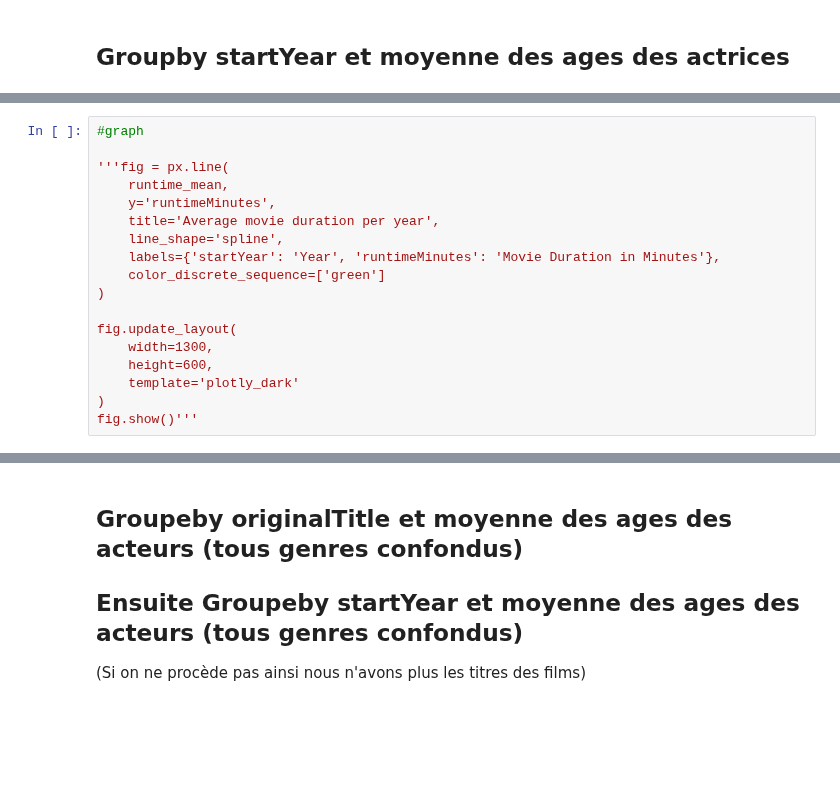
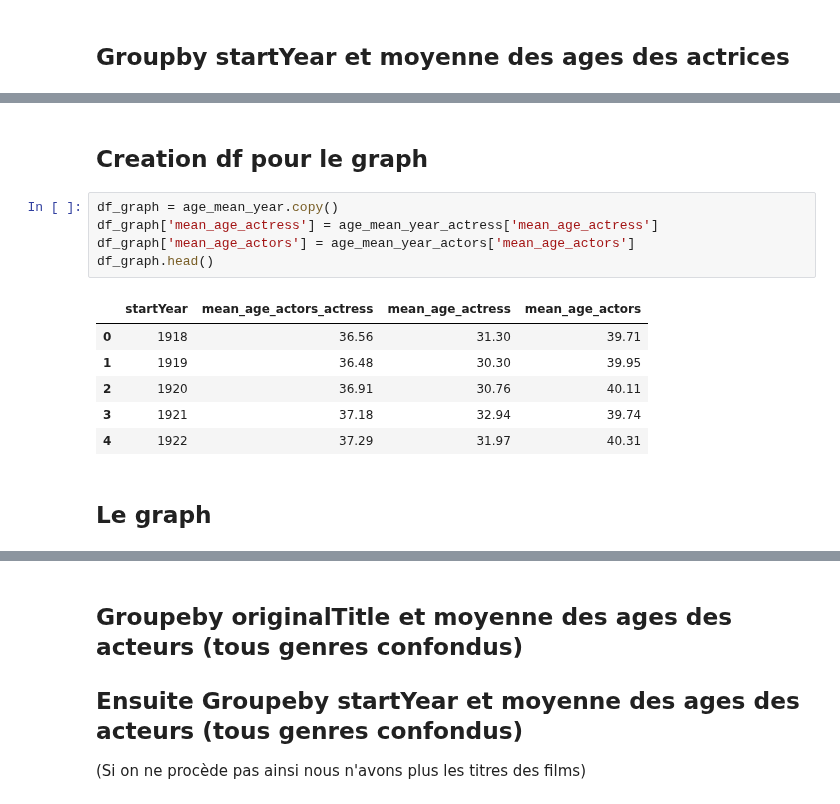
Before and after one commit to CathieLC/Wild_movie_project, a Jupyter notebook: Catherine/Catherine_mean_age_actors.ipynb, the cells around one changed output, grey strips where cells are left out. Cells and saved outputs as stored; diff of their text form; blank space fills up the shorter version.

```diff
--- a/Catherine/Catherine_mean_age_actors.ipynb
+++ b/Catherine/Catherine_mean_age_actors.ipynb
@@ -483,18 +479,16 @@ age_mean_actors.head()
-# %%
-#graph
-
-'''fig = px.line(
-    runtime_mean,
-    y='runtimeMinutes',
-    title='Average movie duration per year',
-    line_shape='spline',
-    labels={'startYear': 'Year', 'runtimeMinutes': 'Movie Duration in Minutes'},
-    color_discrete_sequence=['green']
-)
-
-fig.update_layout(
-    width=1300,
-    height=600,
-    template='plotly_dark'
-)
-fig.show()'''
+# %% [markdown]
+## Creation df pour le graph
+# %%
+df_graph = age_mean_year.copy()
+df_graph['mean_age_actress'] = age_mean_year_actress['mean_age_actress']
+df_graph['mean_age_actors'] = age_mean_year_actors['mean_age_actors']
+df_graph.head()
+# %% [output]
+|  | startYear | mean_age_actors_actress | mean_age_actress | mean_age_actors |
+| 0 | 1918 | 36.56 | 31.30 | 39.71 |
+| 1 | 1919 | 36.48 | 30.30 | 39.95 |
+| 2 | 1920 | 36.91 | 30.76 | 40.11 |
+| 3 | 1921 | 37.18 | 32.94 | 39.74 |
+| 4 | 1922 | 37.29 | 31.97 | 40.31 |
+# %% [markdown]
+## Le graph
```
Also changed, not shown: parts of 7 cells of this notebook.
